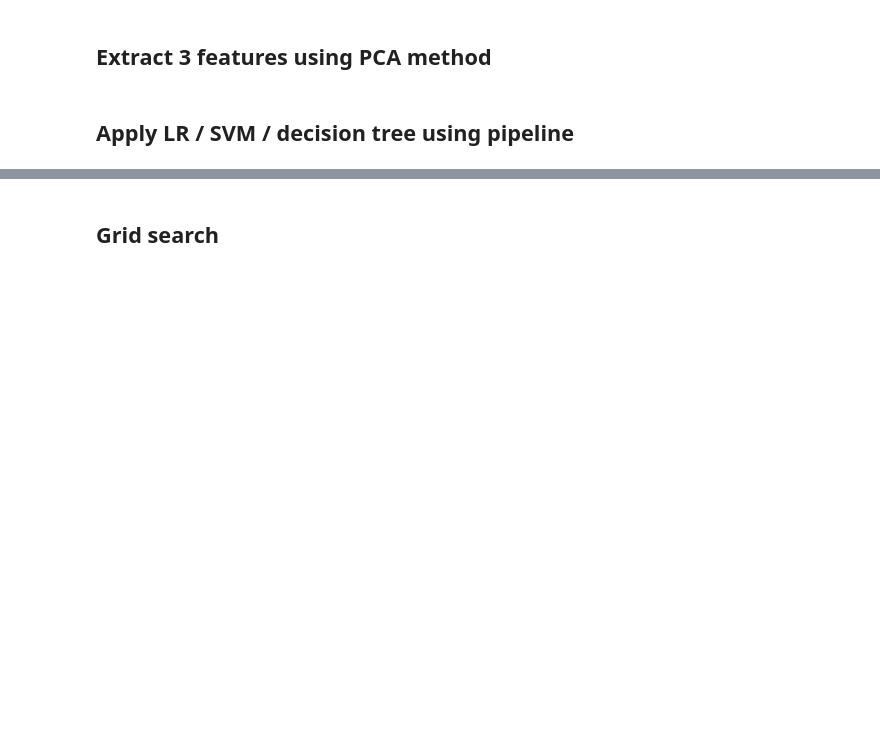
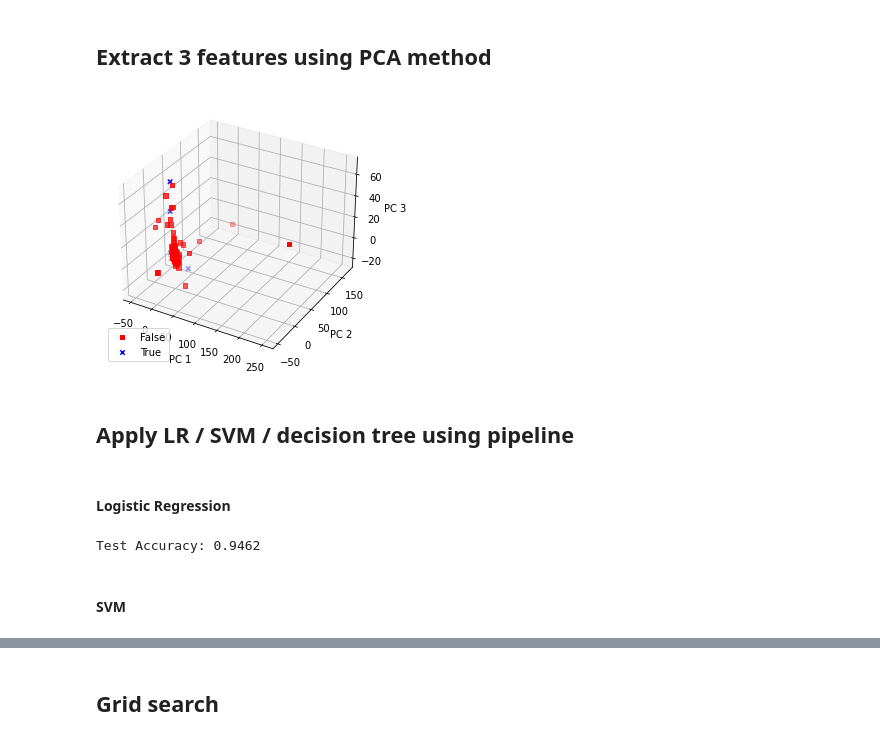
Before and after one commit to Harveydentsun/PHBS_MLF_2021, a Jupyter notebook: HW3/HW3.ipynb, the cells around one changed output, grey strips where cells are left out. Cells and saved outputs as stored; diff of their text form; code cells hidden in the pictures; blank space fills up the shorter version.

```diff
--- a/HW3/HW3.ipynb
+++ b/HW3/HW3.ipynb
@@ -36,7 +36,7 @@ X_imp = df.values
 # %%
 from sklearn.model_selection import train_test_split
 
-X, y = X_imp[:, :-1], X_imp[:, -1]
+X, y = X_imp[:, :-1], X_imp[:, -1].astype(bool)
 
 X_train, X_test, y_train, y_test =\
     train_test_split(X, y, test_size=0.3, random_state=0, stratify=y)
@@ -64,6 +61,24 @@ lr.coef_[lr.coef_!=0].shape # check the number of the features with non-zero wei
-# %%
-# redefine X_train_std and X_test_std
-X_train_std = X_train_std[:, lr.coef_[0]!=0]
-X_test_std = X_test_std[:, lr.coef_[0]!=0]
+# %%
+pca = PCA(n_components=3)
+X_train_pca = pca.fit_transform(X_train_std)
+X_test_pca = pca.transform(X_test_std)
+# %%
+colors = ['r', 'b']
+markers = ['s', 'x']
+fig = plt.figure()
+ax = fig.add_subplot(111, projection='3d')
+
+for l, c, m in zip(np.unique(y_train), colors, markers):
+    ax.scatter(X_train_pca[y_train==l, 0],X_train_pca[y_train==l, 1],X_train_pca[y_train==l, 2],c=c, label=l, marker=m)
+ax.set_xlabel('PC 1')
+ax.set_ylabel('PC 2')
+ax.set_zlabel('PC 3')
+ax.legend(loc='lower left')
+plt.tight_layout()
+plt.show()
+# %% [output]
+[figure, added]
 # %% [markdown]
 ## Apply LR / SVM / decision tree using pipeline
+# %% [markdown]
+#### Logistic Regression
@@ -69,0 +91,12 @@ X_test_std = X_test_std[:, lr.coef_[0]!=0]
+# %%
+pipe_lr = make_pipeline(StandardScaler(),
+                        PCA(n_components=3),
+                        LogisticRegression(C = 0.1, penalty = 'l1', solver = 'liblinear'))
+
+pipe_lr.fit(X_train, y_train)
+y_pred_lr = pipe_lr.predict(X_test)
+print('Test Accuracy: %.4f' % pipe_lr.score(X_test, y_test))
+# %% [output]
+Test Accuracy: 0.9462
+# %% [markdown]
+#### SVM
```
Also changed, not shown: parts of 19 cells of this notebook.
